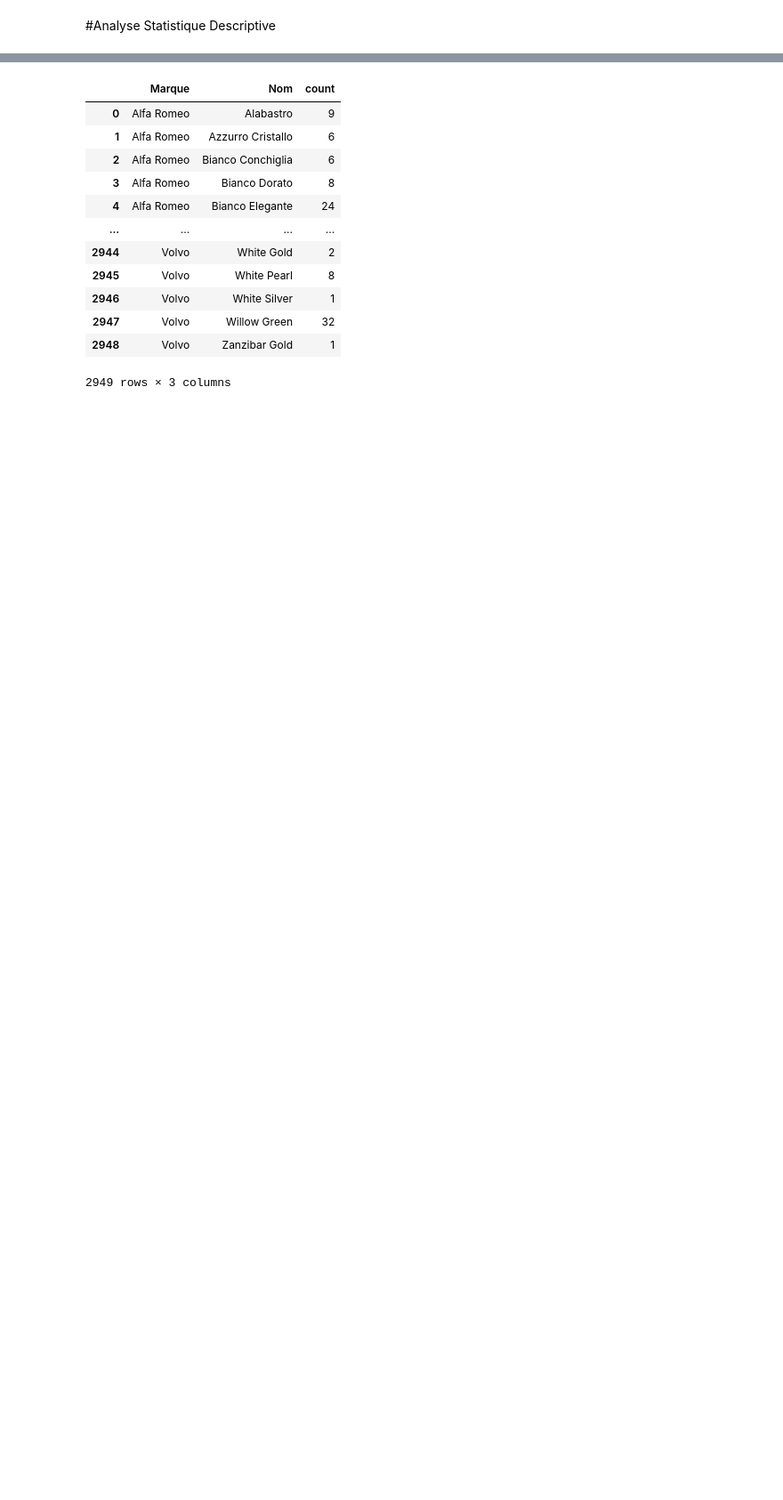
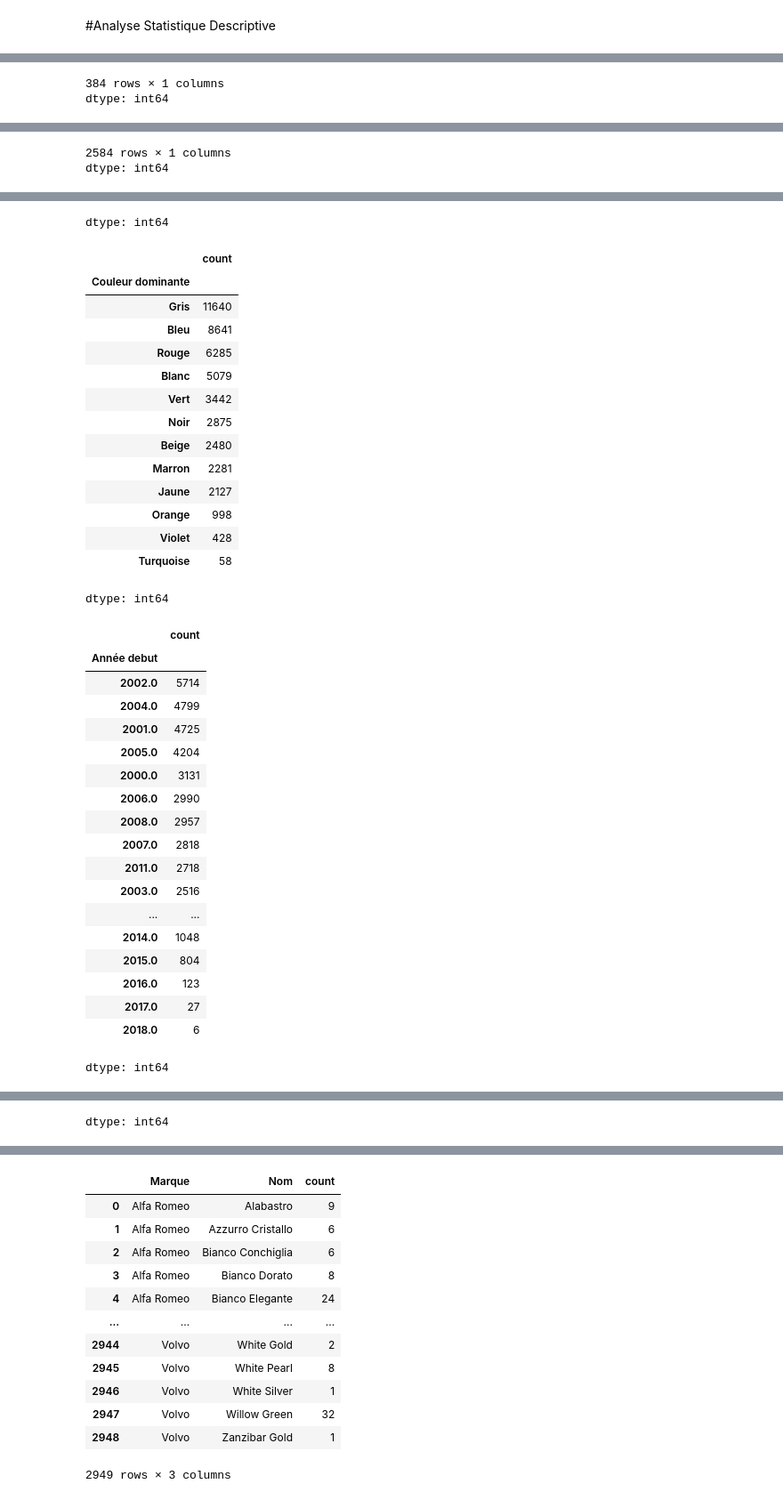
Before and after one commit to Melanie-Gomis/Marathon_du_web_couleurs_automobiles, a Jupyter notebook: Pole_Data.ipynb, the cells around one changed output, grey strips where cells are left out. Shown at 89% size. Drawn from its saved outputs; the diff is of its cells as text; code cells hidden in the pictures; blank space fills up the shorter version.

```diff
--- a/Pole_Data.ipynb
+++ b/Pole_Data.ipynb
@@ -194,0 +574,5 @@ Ncolors['Année fin'].value_counts()
+# %%
+for col in Ncolors.columns :
+  dips=Ncolors[col].value_counts()
+  display(dips)
+# %% [output]
@@ -194,0 +609,2 @@ Ncolors['Année fin'].value_counts()
+384 rows × 1 columns
+dtype: int64
@@ -194,0 +624,2 @@ Ncolors['Année fin'].value_counts()
+2584 rows × 1 columns
+dtype: int64
@@ -194,0 +638,35 @@ Ncolors['Année fin'].value_counts()
+dtype: int64
+|  | count |
+| Couleur dominante |  |
+| Gris | 11640 |
+| Bleu | 8641 |
+| Rouge | 6285 |
+| Blanc | 5079 |
+| Vert | 3442 |
+| Noir | 2875 |
+| Beige | 2480 |
+| Marron | 2281 |
+| Jaune | 2127 |
+| Orange | 998 |
+| Violet | 428 |
+| Turquoise | 58 |
+dtype: int64
+|  | count |
+| Année debut |  |
+| 2002.0 | 5714 |
+| 2004.0 | 4799 |
+| 2001.0 | 4725 |
+| 2005.0 | 4204 |
+| 2000.0 | 3131 |
+| 2006.0 | 2990 |
+| 2008.0 | 2957 |
+| 2007.0 | 2818 |
+| 2011.0 | 2718 |
+| 2003.0 | 2516 |
+| ... | ... |
+| 2014.0 | 1048 |
+| 2015.0 | 804 |
+| 2016.0 | 123 |
+| 2017.0 | 27 |
+| 2018.0 | 6 |
+dtype: int64
@@ -194,0 +691 @@ Ncolors['Année fin'].value_counts()
+dtype: int64
```
Also changed, not shown: parts of 97 cells of this notebook.
